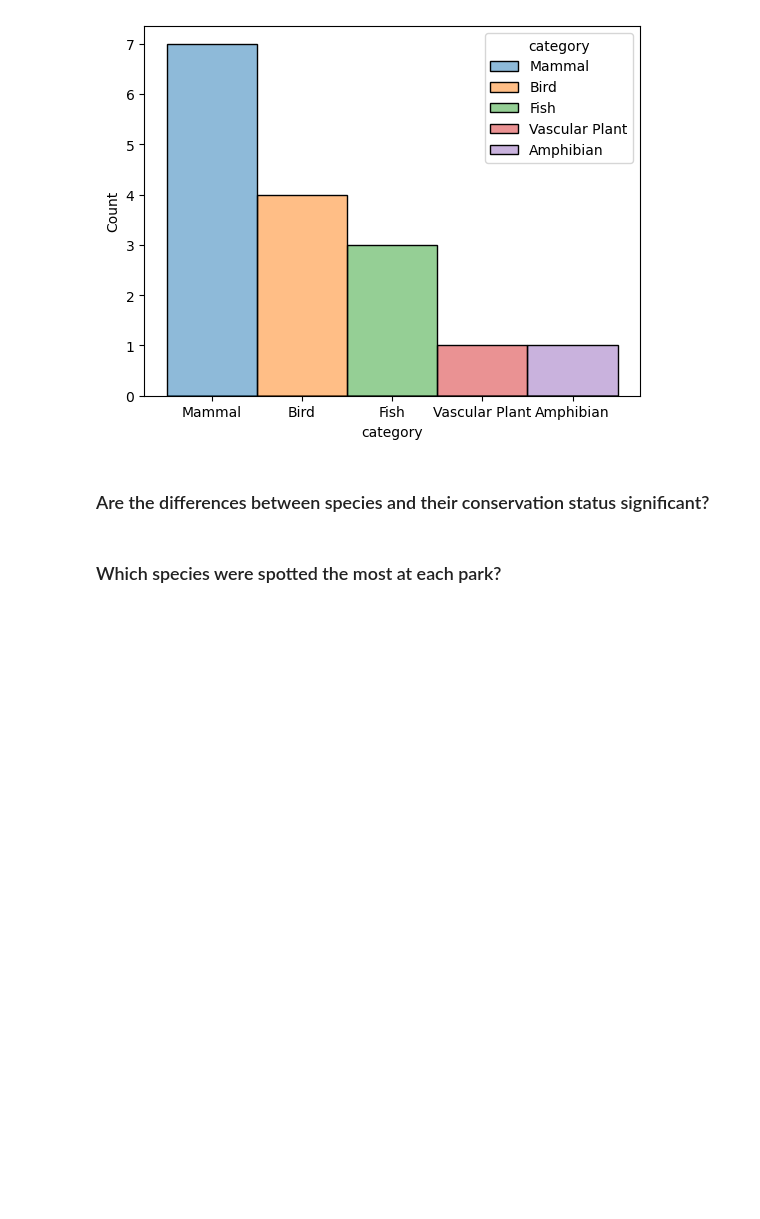
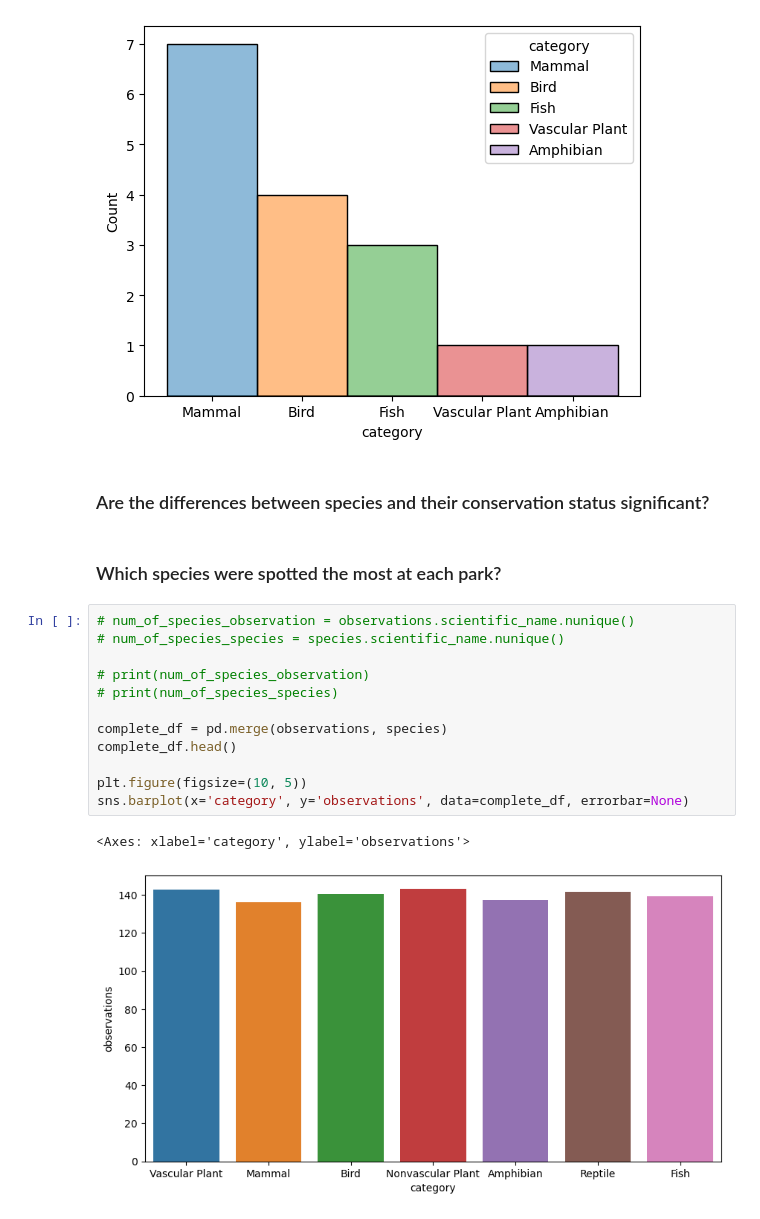
Before and after one commit to Seladio/Biodiversity_in_nat_parks_analysis, a Jupyter notebook: biodiversity.ipynb, the cells around one changed output. Drawn from its saved outputs; the diff is of its cells as text; blank space fills up the shorter version.

```diff
--- a/biodiversity.ipynb
+++ b/biodiversity.ipynb
@@ -78,3 +71,18 @@ sns.histplot(x=endangered['category'], hue=endangered['category'])
 ### Are the differences between species and their conservation status significant?
 # %% [markdown]
 ### Which species were spotted the most at each park?
+# %%
+# num_of_species_observation = observations.scientific_name.nunique()
+# num_of_species_species = species.scientific_name.nunique()
+
+# print(num_of_species_observation)
+# print(num_of_species_species)
+
+complete_df = pd.merge(observations, species)
+complete_df.head()
+
+plt.figure(figsize=(10, 5))
+sns.barplot(x='category', y='observations', data=complete_df, errorbar=None)
+# %% [output]
+<Axes: xlabel='category', ylabel='observations'>
+[figure, added]
```
Also changed, not shown: parts of 1 cell of this notebook.
